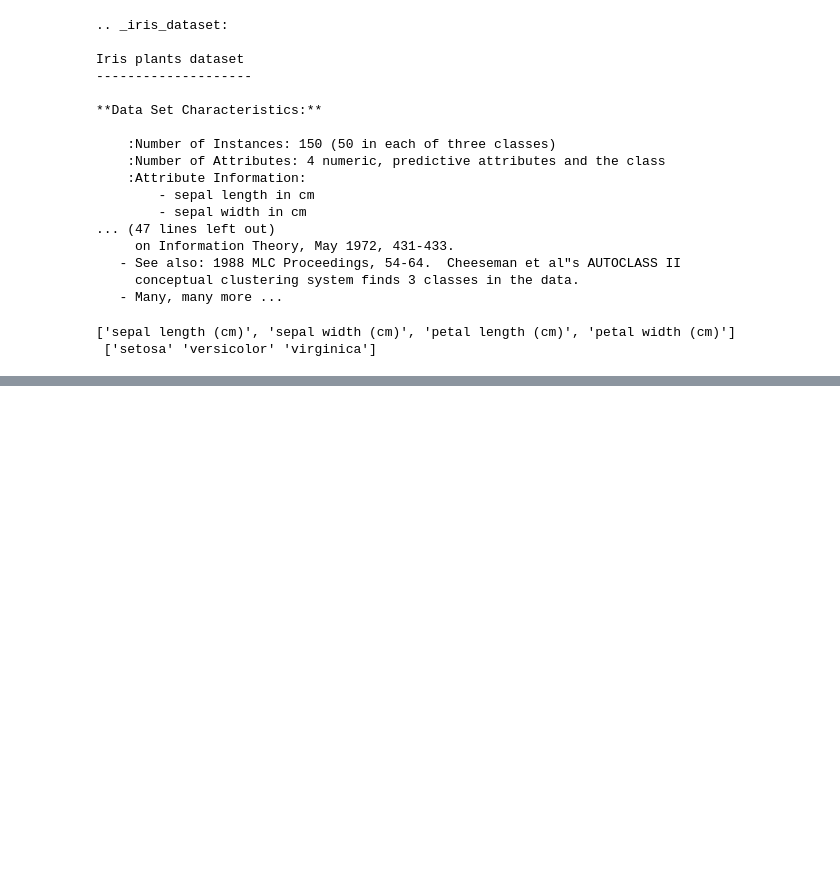
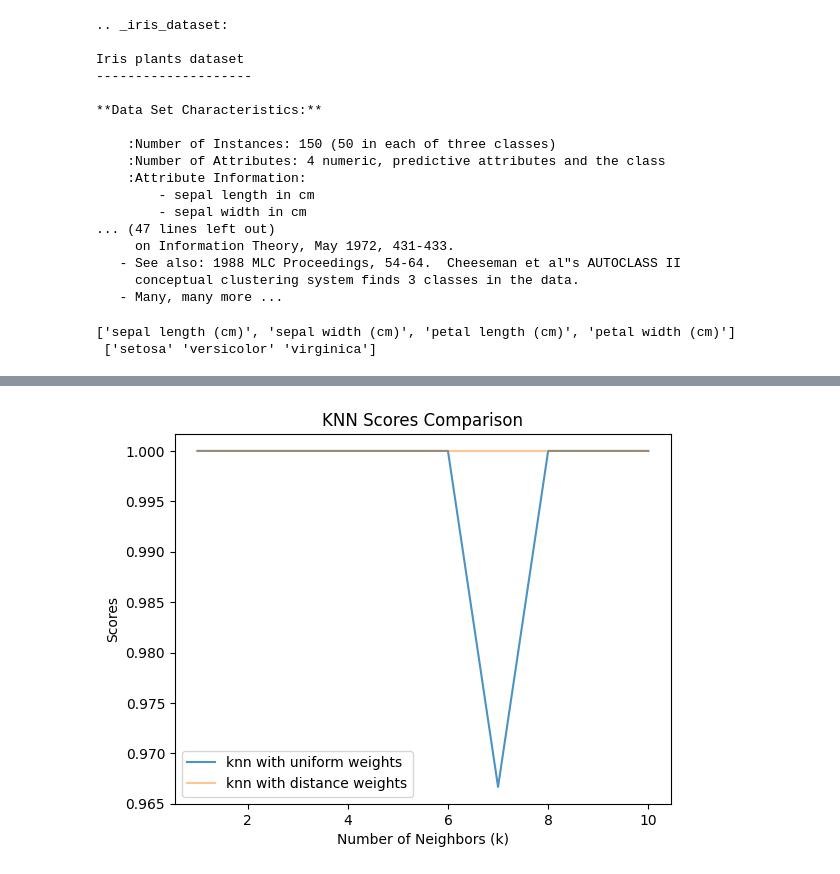
Before and after one commit to Rambzd/Iris-Flower-model, a Jupyter notebook: iris_flower_model/notebook.ipynb, the cells around one changed output, grey strips where cells are left out. Cells and saved outputs as stored; diff of their text form; code cells hidden in the pictures; blank space fills up the shorter version.

```diff
--- a/iris_flower_model/notebook.ipynb
+++ b/iris_flower_model/notebook.ipynb
@@ -55,0 +91,32 @@ from sklearn.model_selection import train_test_split
+# %%
+
+from functools import partial
+def set_score(k:int, weights_type:str='uniform'):
+    knn = KNeighborsClassifier(n_neighbors=k, weights=weights_type, metric="minkowski", p=2, leaf_size=30)
+    knn.fit(X=X_train, y=y_train)
+    y_predict = knn.predict(X_test)
+    return metrics.accuracy_score(y_true=y_test, y_pred=y_predict)
+set_score_distance = partial(set_score, weights_type='distance')
+# %%
+k_values = range(1,11)
+
+scores_dic_uniform = {k:score for k, score in zip(k_values, map(set_score, k_values))}
+scores_dic_distance = {k:score for k, score in zip(k_values, map(set_score_distance, k_values))}
+# %%
+
+fig, ax = plt.subplots()
+
+
+ax.plot(k_values, scores_dic_uniform.values(), label='knn with uniform weights', alpha=0.8)
+ax.plot(k_values, scores_dic_distance.values(), label='knn with distance weights', alpha=0.45)
+
+
+ax.set_xlabel('Number of Neighbors (k)')
+ax.set_ylabel('Scores')
+ax.set_title('KNN Scores Comparison')
+ax.legend()
+
+# Display the plot
+plt.show()
+# %% [output]
+[figure, added]
```
Also changed, not shown: parts of 9 cells of this notebook.
